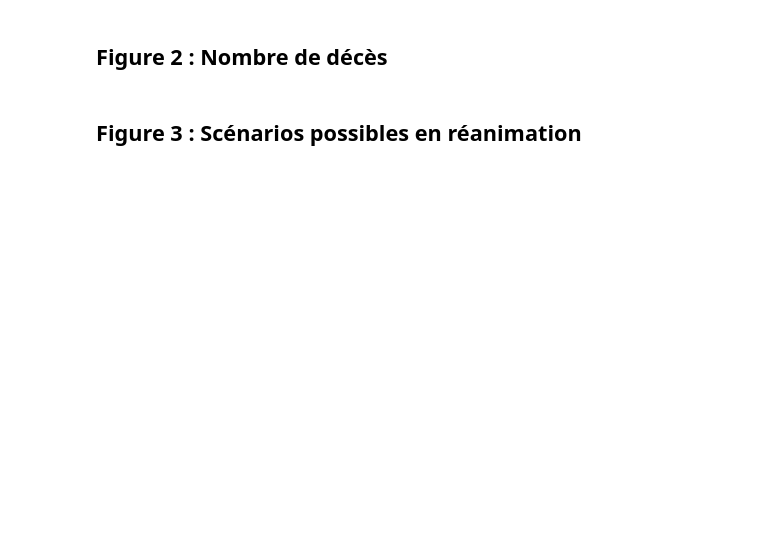
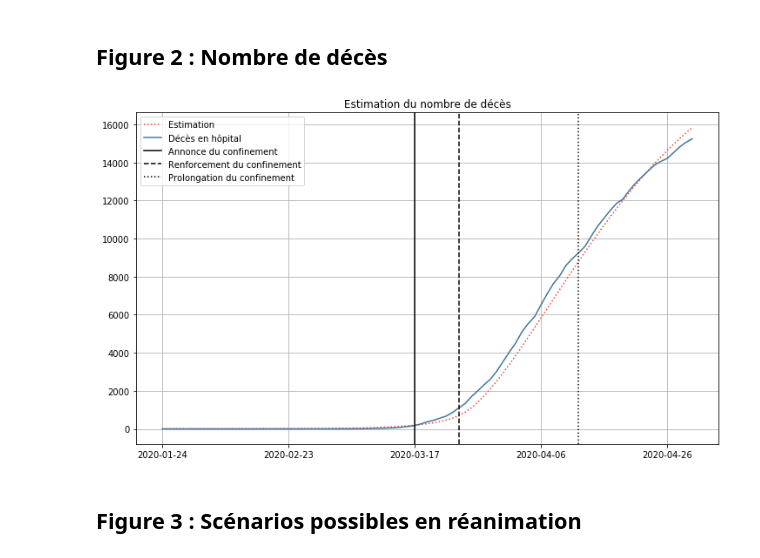
Before and after one commit to cristal-smac/covid, a Jupyter notebook: covid_simulation.ipynb, the cells around one changed output. Cells and saved outputs as stored; diff of their text form; code cells hidden in the pictures; blank space fills up the shorter version.

```diff
--- a/covid_simulation.ipynb
+++ b/covid_simulation.ipynb
@@ -1276,15 +1279,18 @@ plt.savefig("figure1.jpg", dpi=dpi)
 # %%
 fig, ax = plt.subplots(figsize=(12,7))
 
 plt.plot(np.array(M)*67000000, label="Estimation", color=couleur_b, linestyle='dotted')
 plt.plot(data_objectif_ministere[4]*67000000, label="Décès en hôpital", color=couleur_a)
 plt.axvline(x=40, label="Annonce du confinement", color='black', linestyle='-')
 plt.axvline(x=47, label="Renforcement du confinement", color='black', linestyle='--')
 plt.axvline(x=66, label="Prolongation du confinement", color='black', linestyle=':')
 plt.xticks([0, 20, 40, 60, 80], (data['date'][0], data['date'][20], data['date'][40], data['date'][60], data['date'][80]))
+plt.title("Estimation du nombre de décès")
 plt.legend()
 plt.grid()
-plt.savefig("figure2.jpg", dpi=dpi)
+plt.savefig("slides/figure2.jpg", dpi=dpi)
+# %% [output]
+[figure, added]
 # %% [markdown]
 ## Figure 3 : Scénarios possibles en réanimation
 # %%
```
Also changed, not shown: parts of 10 cells of this notebook, 6 other files.
